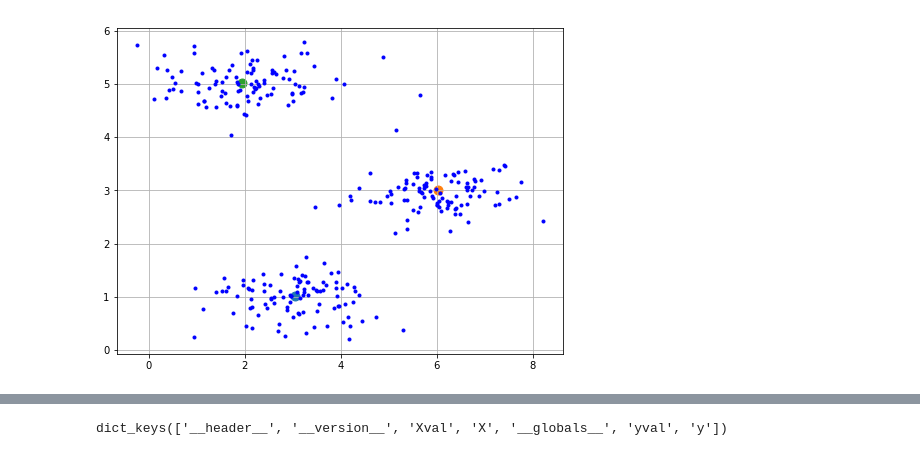
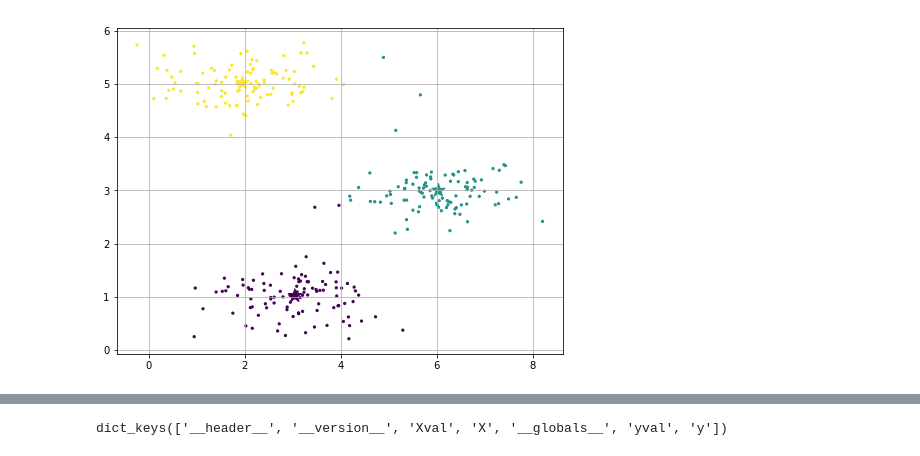
Before and after one commit to finnthedawg/ml_kmeans, a Jupyter notebook: k_means.ipynb, the cells around one changed output, grey strips where cells are left out. Saved outputs shown, nothing was run; the diff lists cells and outputs as text; code cells hidden in the pictures.

Commit message:
Implement find_closest_centroid() and plot_data with label coloring

```diff
--- a/k_means.ipynb
+++ b/k_means.ipynb
@@ -28,4 +23,14 @@ def plot_data(X, cluster_centers = None):
     return(fig, ax)
+# %%
+#Plot data including colors
+def plot_data_cluster(X, cluster_centers, labels):
+    fig, ax = plt.subplots()
+    fig.set_figheight(6)
+    fig.set_figwidth(8)
+    ax.scatter(X[:,0], X[:,1], s=5, marker = 'o', c = labels)
+    ax.scatter(cluster_centers[:,0], cluster_centers[:,1], s=200, marker = '*', c=np.arange(len(cluster_centers)))
+    ax.grid()
+    return(fig, ax)
 # %%
 data = parse_file("ex7data2.mat")
 fig, ax = plot_data(data['X'])
@@ -38,11 +43,11 @@ fig.show()
 # %%
 #Run preliminary analysis with Sklearn's module
 from sklearn.cluster import KMeans
 kmeans = KMeans(n_clusters=3, random_state = 0).fit(data['X'])
-fig, ax = plot_data(data['X'], kmeans.cluster_centers_)
+fig, ax = plot_data_cluster(data['X'], kmeans.cluster_centers_, kmeans.labels_)
 fig.show()
 # %% [output]
-[figure, old version]
+[figure, new version]
 # %%
 #Creating my own k-means module
 class Kmeans():
```
Also changed, not shown: parts of 7 cells of this notebook.
